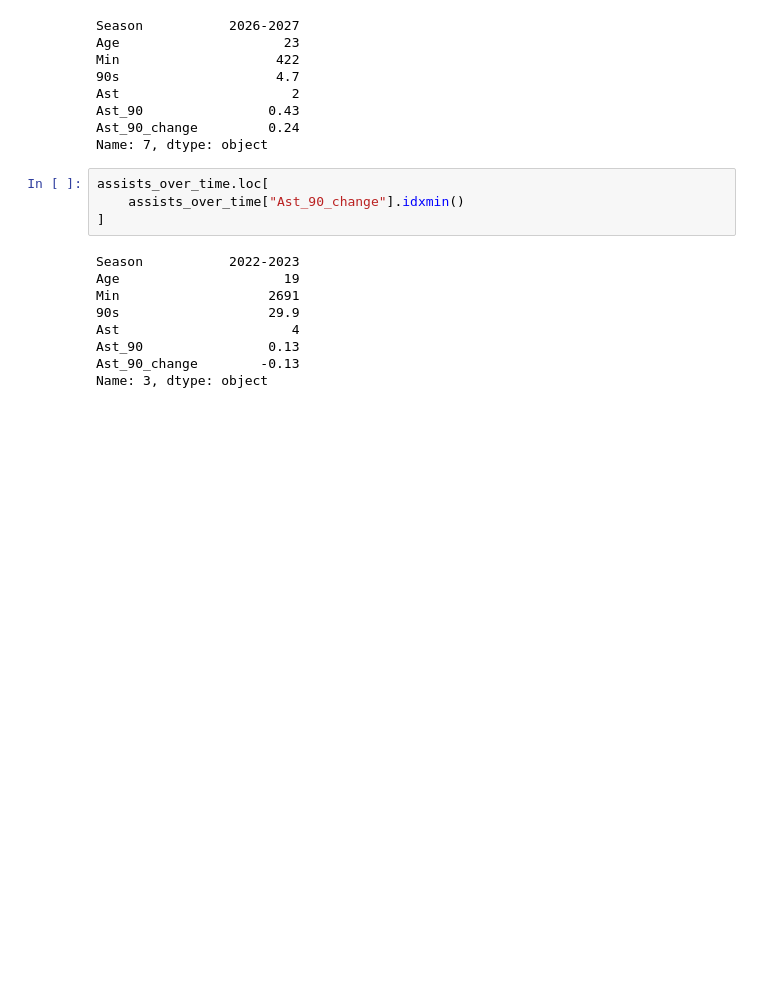
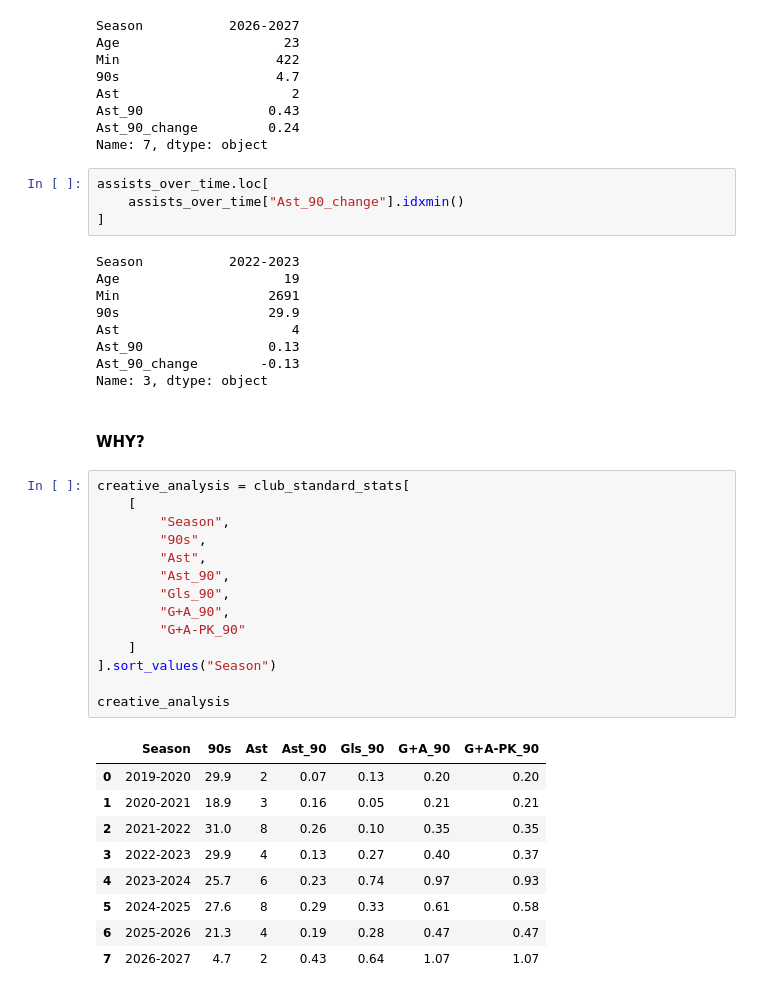
Before and after one commit to SalmaAllam8/football-data-visualization, a Jupyter notebook: Jude_Bellingham.ipynb, the cells around one changed output. Saved outputs shown, nothing was run; the diff lists cells and outputs as text; blank space fills up the shorter version.

```diff
--- a/Jude_Bellingham.ipynb
+++ b/Jude_Bellingham.ipynb
@@ -923,3 +923,29 @@ Ast                      4
 Ast_90                0.13
 Ast_90_change        -0.13
 Name: 3, dtype: object
+# %% [markdown]
+#### WHY?
+# %%
+creative_analysis = club_standard_stats[
+    [
+        "Season",
+        "90s",
+        "Ast",
+        "Ast_90",
+        "Gls_90",
+        "G+A_90",
+        "G+A-PK_90"
+    ]
+].sort_values("Season")
+
+creative_analysis
+# %% [output]
+|  | Season | 90s | Ast | Ast_90 | Gls_90 | G+A_90 | G+A-PK_90 |
+| 0 | 2019-2020 | 29.9 | 2 | 0.07 | 0.13 | 0.20 | 0.20 |
+| 1 | 2020-2021 | 18.9 | 3 | 0.16 | 0.05 | 0.21 | 0.21 |
+| 2 | 2021-2022 | 31.0 | 8 | 0.26 | 0.10 | 0.35 | 0.35 |
+| 3 | 2022-2023 | 29.9 | 4 | 0.13 | 0.27 | 0.40 | 0.37 |
+| 4 | 2023-2024 | 25.7 | 6 | 0.23 | 0.74 | 0.97 | 0.93 |
+| 5 | 2024-2025 | 27.6 | 8 | 0.29 | 0.33 | 0.61 | 0.58 |
+| 6 | 2025-2026 | 21.3 | 4 | 0.19 | 0.28 | 0.47 | 0.47 |
+| 7 | 2026-2027 | 4.7 | 2 | 0.43 | 0.64 | 1.07 | 1.07 |
```
Also changed, not shown: parts of 1 cell of this notebook.
